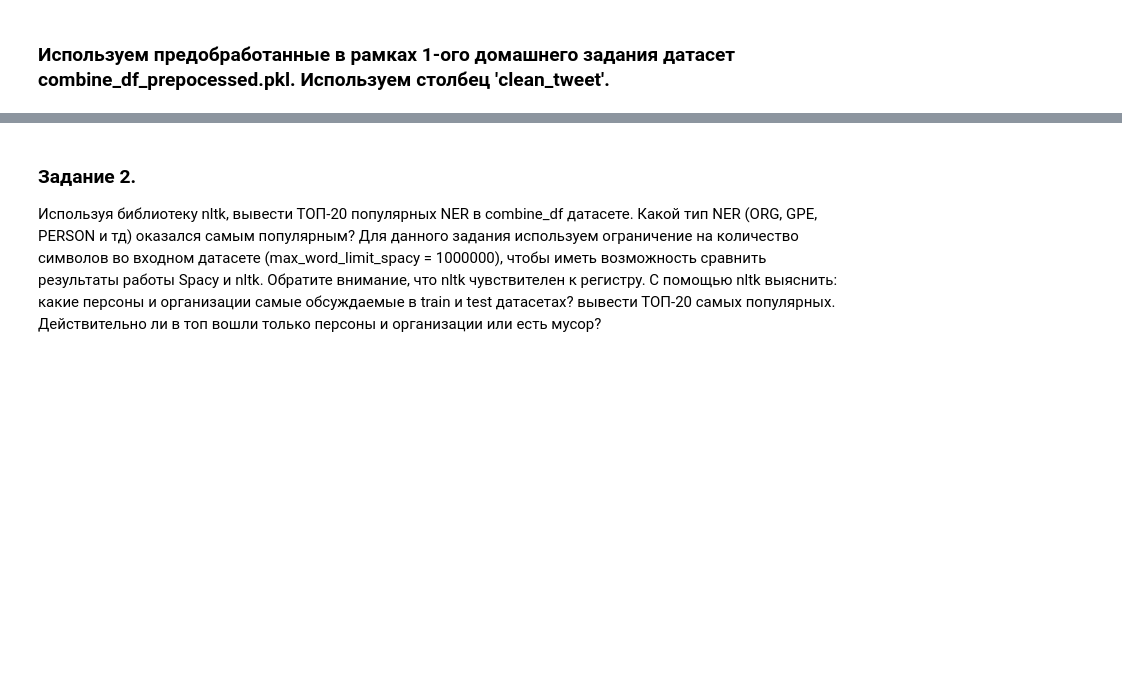
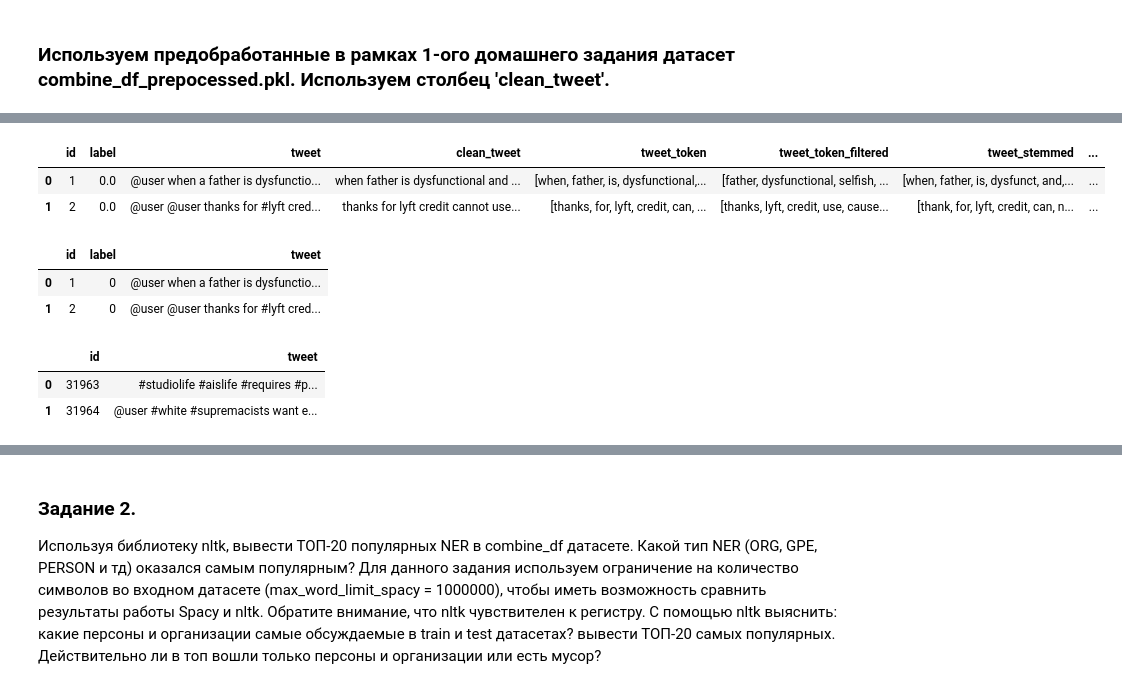
Before and after one commit to rajulun/Introduction_to_Natural_Language_Processing, a Jupyter notebook: HW_03/hw_lesson_3.ipynb, the cells around one changed output, grey strips where cells are left out. Cells and saved outputs as stored; diff of their text form; code cells hidden in the pictures; blank space fills up the shorter version.

```diff
--- a/HW_03/hw_lesson_3.ipynb
+++ b/HW_03/hw_lesson_3.ipynb
@@ -11,0 +39,21 @@
+# %%
+combine_df = pd.read_pickle('tweet_preprocessed.pkl')
+combine_df.head(2)
+# %% [output]
+|  | id | label | tweet | clean_tweet | tweet_token | tweet_token_filtered | tweet_stemmed | ... |
+| 0 | 1 | 0.0 | @user when a father is dysfunctio... | when father is dysfunctional and ... | [when, father, is, dysfunctional,... | [father, dysfunctional, selfish, ... | [when, father, is, dysfunct, and,... | ... |
+| 1 | 2 | 0.0 | @user @user thanks for #lyft cred... | thanks for lyft credit cannot use... | [thanks, for, lyft, credit, can, ... | [thanks, lyft, credit, use, cause... | [thank, for, lyft, credit, can, n... | ... |
+# %%
+train_df = pd.read_csv('train_tweets.csv')
+train_df.head(2)
+# %% [output]
+|  | id | label | tweet |
+| 0 | 1 | 0 | @user when a father is dysfunctio... |
+| 1 | 2 | 0 | @user @user thanks for #lyft cred... |
+# %%
+test_df = pd.read_csv('test_tweets.csv')
+test_df.head(2)
+# %% [output]
+|  | id | tweet |
+| 0 | 31963 | #studiolife #aislife #requires #p... |
+| 1 | 31964 | @user #white #supremacists want e... |
```
Also changed, not shown: parts of 33 cells of this notebook.
